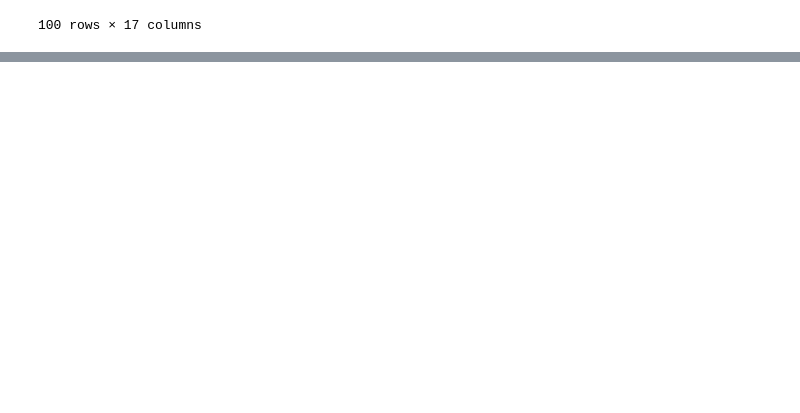
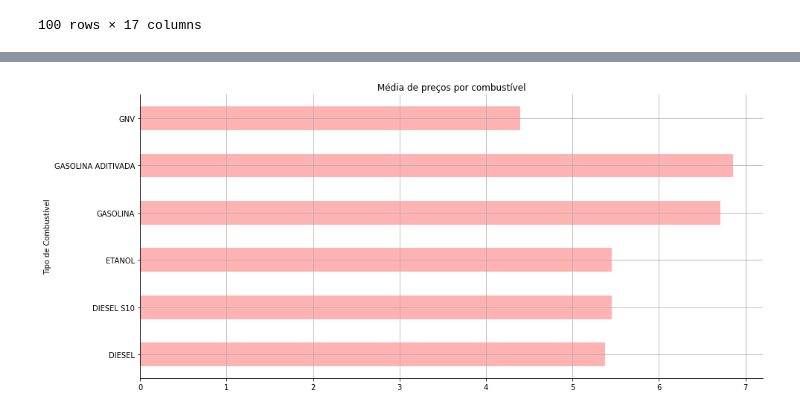
Before and after one commit to gabe-lda/pandas-uni, a Jupyter notebook: pandas_2.ipynb, the cells around one changed output, grey strips where cells are left out. Saved outputs shown, nothing was run; the diff lists cells and outputs as text; code cells hidden in the pictures; blank space fills up the shorter version.

```diff
--- a/pandas_2.ipynb
+++ b/pandas_2.ipynb
@@ -225,0 +246,4 @@ display(postos_por_municipio_df)
+# %%
+#Visualização do consumo médio
+c_mean = combustiveis_df['Valor de Venda'].groupby(by=combustiveis_df['Produto']).mean()
+display(c_mean)
@@ -225,0 +259,26 @@ display(postos_por_municipio_df)
+# %%
+import seaborn as sns
+
+#Vou definir a área do gráfico
+plt.figure(figsize=(15,7))
+
+#Plotar o gráfico
+c_mean.plot(
+    kind="barh",
+    xlabel="Tipo de Combustível",
+    ylabel="Preço reais/litro",
+    title="Média de preços por combustível",
+    color="red",
+    alpha=0.3
+)
+
+#Grid
+plt.grid()
+
+#Remover as linhas superior e lateral direita do gráfico
+sns.despine()
+
+#Exibe
+plt.show()
+# %% [output]
+[figure, added]
```
Also changed, not shown: parts of 4 cells of this notebook.
